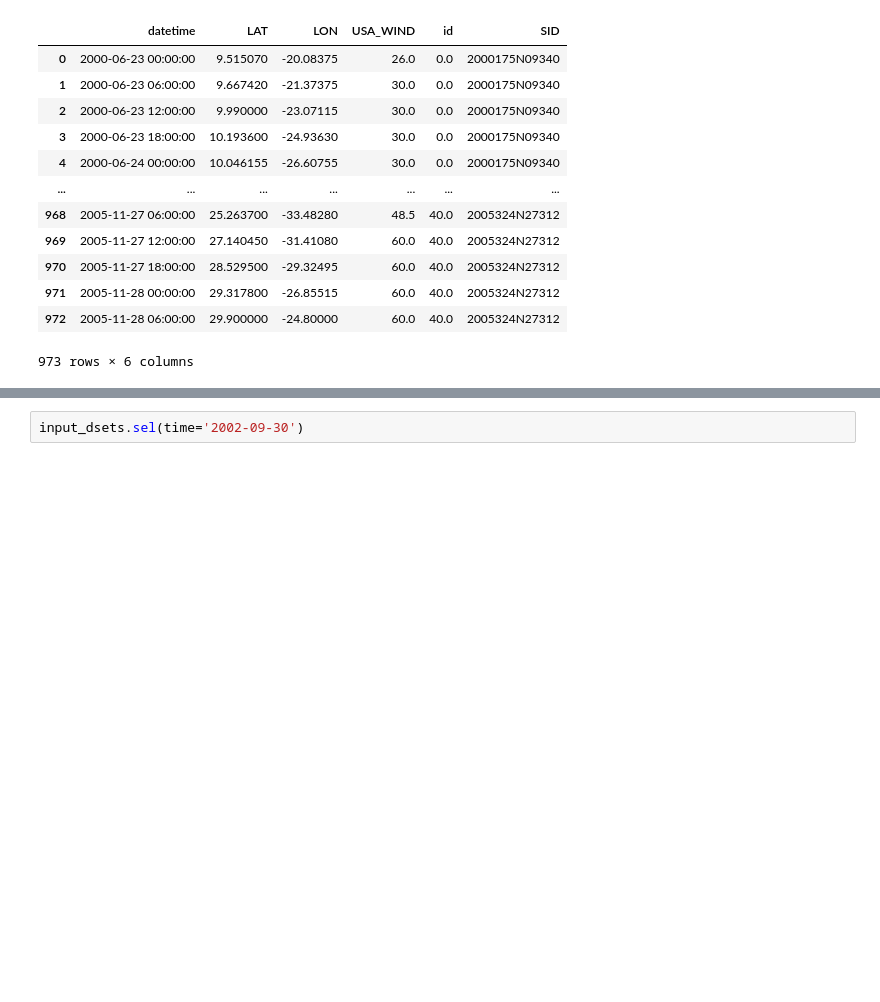
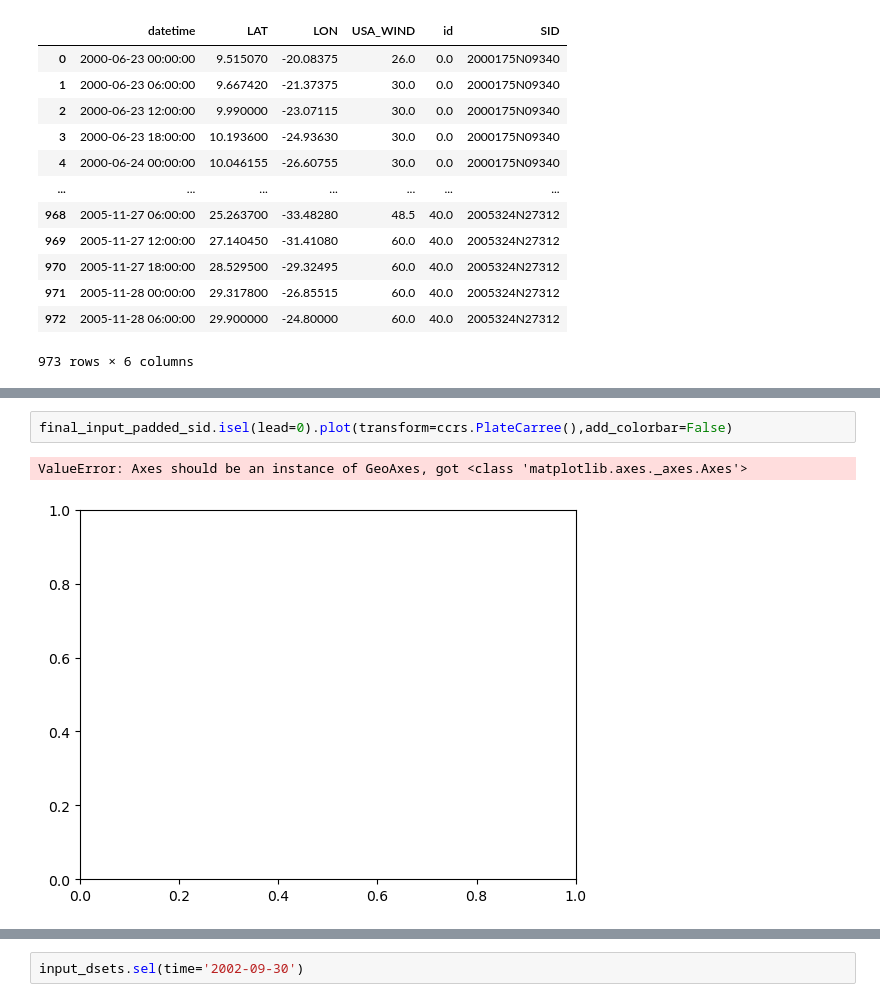
Before and after one commit to nmathewa/tropcyc, a Jupyter notebook: pythia_cookbook/preprocess.ipynb, the cells around one changed output, grey strips where cells are left out. Cells and saved outputs as stored; diff of their text form; blank space fills up the shorter version.

```diff
--- a/pythia_cookbook/preprocess.ipynb
+++ b/pythia_cookbook/preprocess.ipynb
@@ -267 +343,6 @@ plot_tracks(ib_data_processed_6h)
+# %%
+final_input_padded_sid.isel(lead=0).plot(transform=ccrs.PlateCarree(),add_colorbar=False)
+# %% [output]
+ValueError: Axes should be an instance of GeoAxes, got <class 'matplotlib.axes._axes.Axes'>
+[figure, added]
 # %%
```
Also changed, not shown: parts of 21 cells of this notebook, 8 other files.
